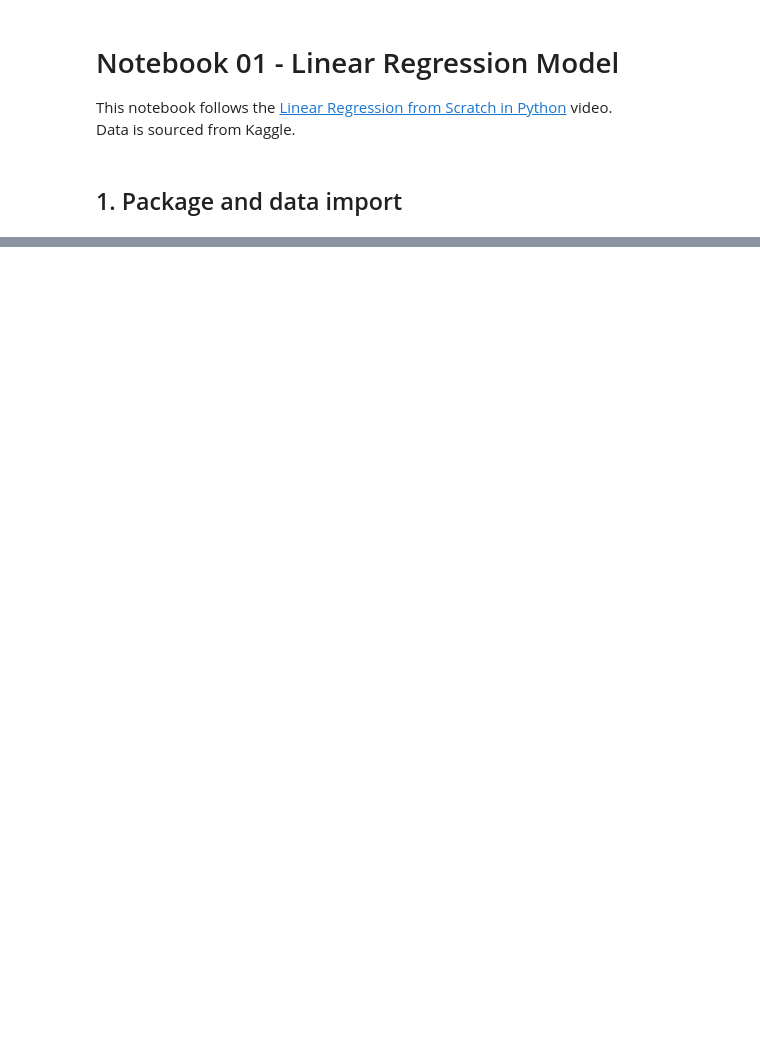
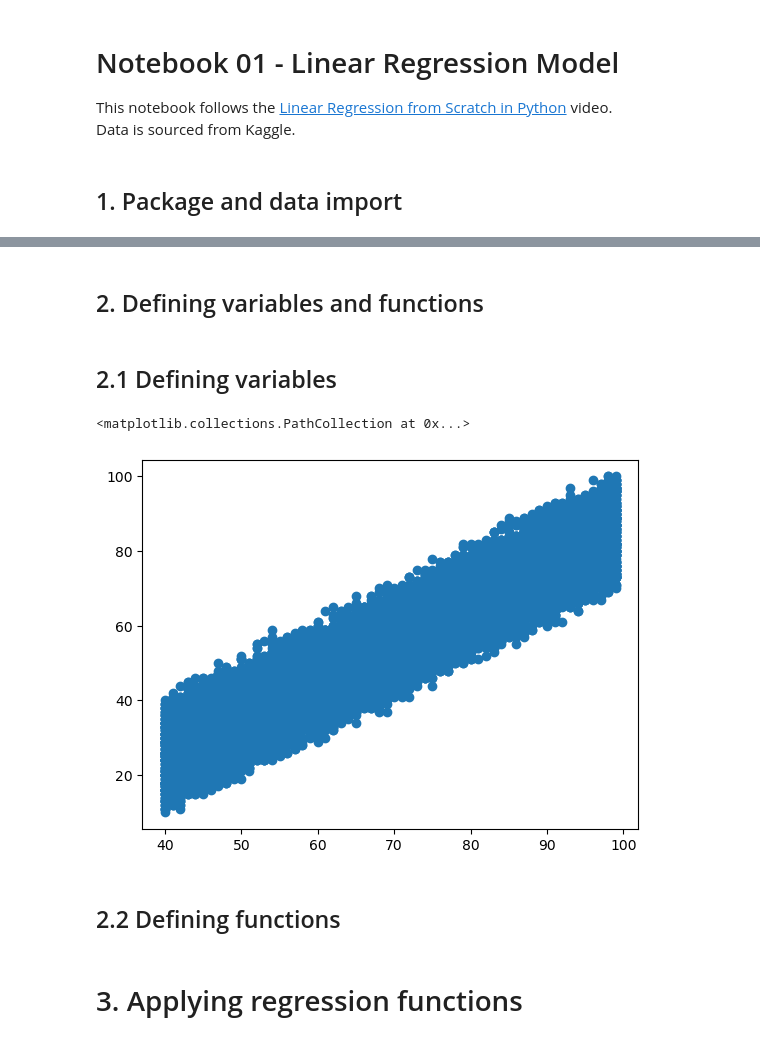
Before and after one commit to KylaYy/first-regression-model, a Jupyter notebook: NB01-DataProcessing.ipynb, the cells around one changed output, grey strips where cells are left out. Drawn from its saved outputs; the diff is of its cells as text; code cells hidden in the pictures; blank space fills up the shorter version.

```diff
--- a/NB01-DataProcessing.ipynb
+++ b/NB01-DataProcessing.ipynb
@@ -28,8 +26,22 @@ df.head()
 | 2 | 8 | 51 | Yes | 7 | 2 | ... |
 | 3 | 5 | 52 | Yes | 5 | 2 | ... |
 | 4 | 7 | 75 | No | 8 | 5 | ... |
+# %% [markdown]
+## 2. Defining variables and functions
+# %% [markdown]
+## 2.1 Defining variables
 # %%
 # Variables of interest:
+performance_index = df['Performance Index']
+prev_scores = df['Previous Scores']
 
+points = df[['Previous Scores', 'Performance Index']]
+# plt.scatter(hours_studied, performance_index)
+# plt.scatter(sleep_hours, performance_index)
 
-plt.scatter()
+plt.scatter(prev_scores, performance_index)
+# %% [output]
+<matplotlib.collections.PathCollection at 0x...>
+[figure, added]
+# %% [markdown]
+## 2.2 Defining functions
@@ -35,0 +77,2 @@ plt.scatter()
+# %% [markdown]
+# 3. Applying regression functions
```
Also changed, not shown: parts of 4 cells of this notebook.
